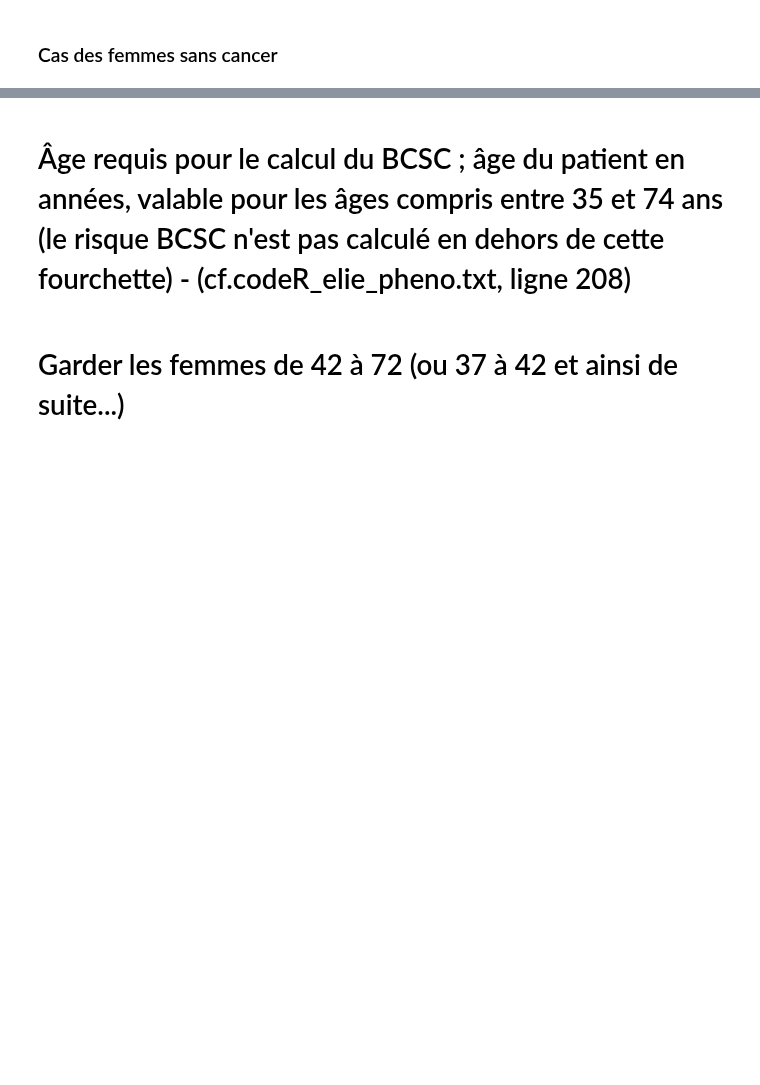
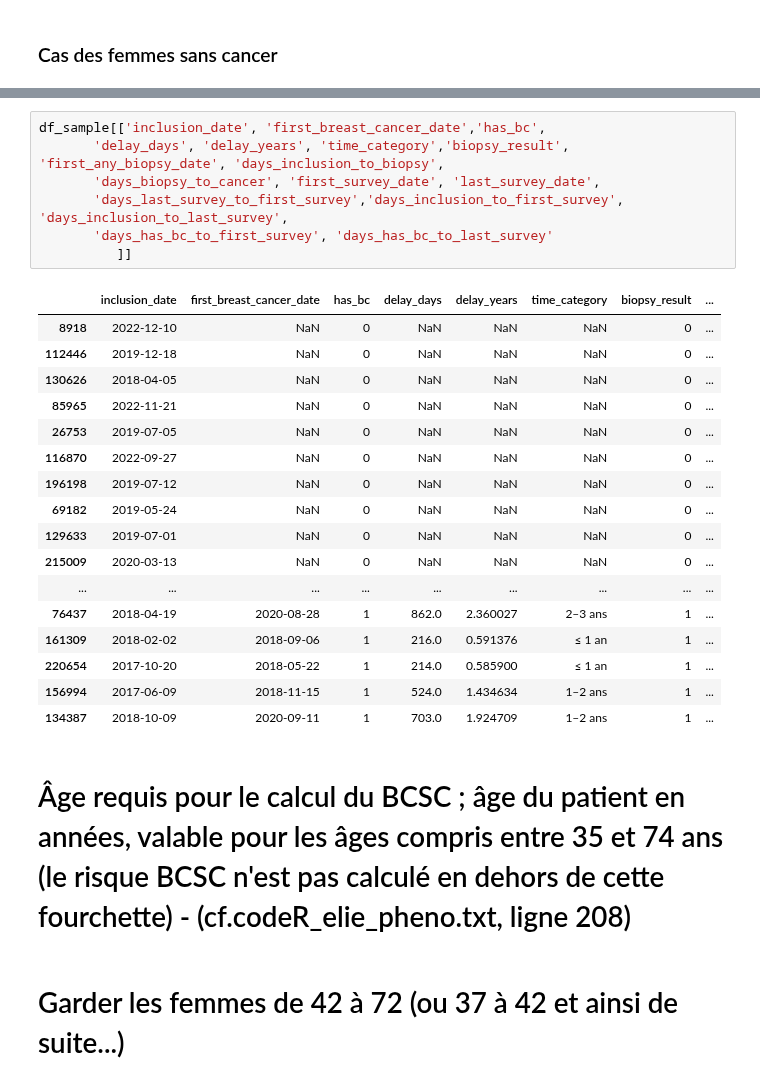
Before and after one commit to RR-DataSciences/Multi-trait-GWAS-in-admixed-populations, a Jupyter notebook: notebooks/54_Breast_Cancer_WITHIN_5Y_DataSelectionAndFiltering.ipynb, the cells around one changed output, grey strips where cells are left out. Cells and saved outputs as stored; diff of their text form; blank space fills up the shorter version.

```diff
--- a/notebooks/54_Breast_Cancer_WITHIN_5Y_DataSelectionAndFiltering.ipynb
+++ b/notebooks/54_Breast_Cancer_WITHIN_5Y_DataSelectionAndFiltering.ipynb
@@ -385,3 +651,28 @@ Name: count, dtype: int64
+# %%
+df_sample[['inclusion_date', 'first_breast_cancer_date','has_bc',
+       'delay_days', 'delay_years', 'time_category','biopsy_result', 'first_any_biopsy_date', 'days_inclusion_to_biopsy',
+       'days_biopsy_to_cancer', 'first_survey_date', 'last_survey_date',
+       'days_last_survey_to_first_survey','days_inclusion_to_first_survey', 'days_inclusion_to_last_survey',
+       'days_has_bc_to_first_survey', 'days_has_bc_to_last_survey'
+          ]]
+# %% [output]
+|  | inclusion_date | first_breast_cancer_date | has_bc | delay_days | delay_years | time_category | biopsy_result | ... |
+| 8918 | 2022-12-10 | NaN | 0 | NaN | NaN | NaN | 0 | ... |
+| 112446 | 2019-12-18 | NaN | 0 | NaN | NaN | NaN | 0 | ... |
+| 130626 | 2018-04-05 | NaN | 0 | NaN | NaN | NaN | 0 | ... |
+| 85965 | 2022-11-21 | NaN | 0 | NaN | NaN | NaN | 0 | ... |
+| 26753 | 2019-07-05 | NaN | 0 | NaN | NaN | NaN | 0 | ... |
+| 116870 | 2022-09-27 | NaN | 0 | NaN | NaN | NaN | 0 | ... |
+| 196198 | 2019-07-12 | NaN | 0 | NaN | NaN | NaN | 0 | ... |
+| 69182 | 2019-05-24 | NaN | 0 | NaN | NaN | NaN | 0 | ... |
+| 129633 | 2019-07-01 | NaN | 0 | NaN | NaN | NaN | 0 | ... |
+| 215009 | 2020-03-13 | NaN | 0 | NaN | NaN | NaN | 0 | ... |
+| ... | ... | ... | ... | ... | ... | ... | ... | ... |
+| 76437 | 2018-04-19 | 2020-08-28 | 1 | 862.0 | 2.360027 | 2–3 ans | 1 | ... |
+| 161309 | 2018-02-02 | 2018-09-06 | 1 | 216.0 | 0.591376 | ≤ 1 an | 1 | ... |
+| 220654 | 2017-10-20 | 2018-05-22 | 1 | 214.0 | 0.585900 | ≤ 1 an | 1 | ... |
+| 156994 | 2017-06-09 | 2018-11-15 | 1 | 524.0 | 1.434634 | 1–2 ans | 1 | ... |
+| 134387 | 2018-10-09 | 2020-09-11 | 1 | 703.0 | 1.924709 | 1–2 ans | 1 | ... |
 # %% [markdown]
 # Âge requis pour le calcul du BCSC ; âge du patient en années, valable pour les âges compris entre 35 et 74 ans (le risque BCSC n'est pas calculé en dehors de cette fourchette) - (cf.codeR_elie_pheno.txt, ligne 208)
 # %% [markdown]
```
Also changed, not shown: parts of 33 cells of this notebook, 1 other file.
